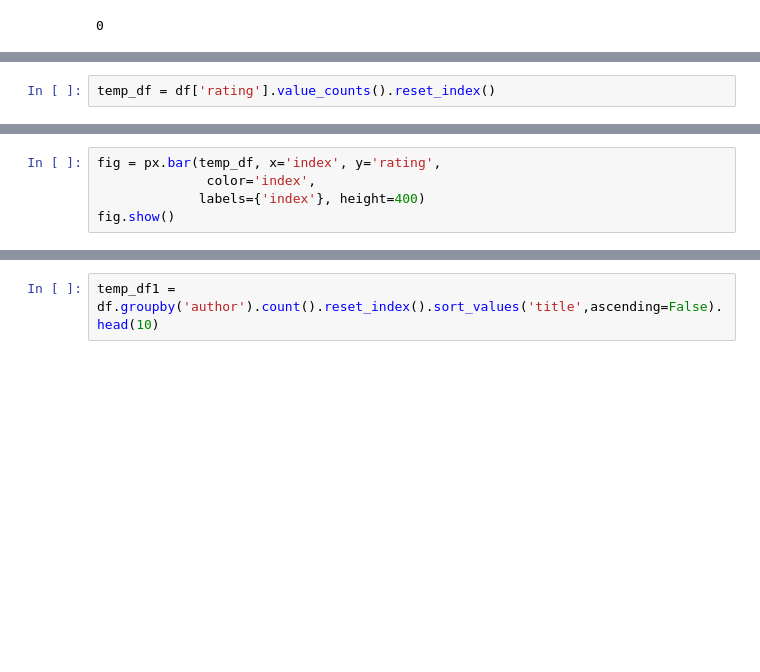
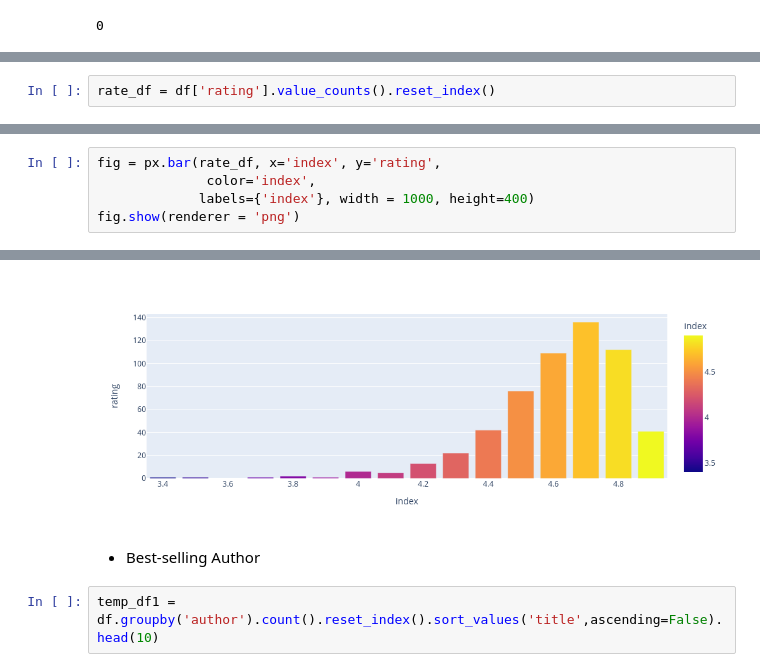
Before and after one commit to Michael-yousuf123/amazon-sales-analysis, a Jupyter notebook: notebook/amazon-notebook.ipynb, the cells around one changed output, grey strips where cells are left out. Drawn from its saved outputs; the diff is of its cells as text; blank space fills up the shorter version.

```diff
--- a/notebook/amazon-notebook.ipynb
+++ b/notebook/amazon-notebook.ipynb
@@ -125,2 +130,2 @@ py.init_notebook_mode(connected = True)
 # %%
-temp_df = df['rating'].value_counts().reset_index()
+rate_df = df['rating'].value_counts().reset_index()
@@ -146,6 +151,6 @@ temp_df
 # %%
-fig = px.bar(temp_df, x='index', y='rating',
+fig = px.bar(rate_df, x='index', y='rating',
               color='index',
-             labels={'index'}, height=400)
-fig.show()
+             labels={'index'}, width = 1000, height=400)
+fig.show(renderer = 'png')
 # %% [output]
@@ -153,3 +157,6 @@ fig.show()
+[figure, added]
+# %% [markdown]
+- Best-selling Author
 # %%
 temp_df1 = df.groupby('author').count().reset_index().sort_values('title',ascending=False).head(10)
 # %%
```
Also changed, not shown: parts of 29 cells of this notebook, 1 other file.
